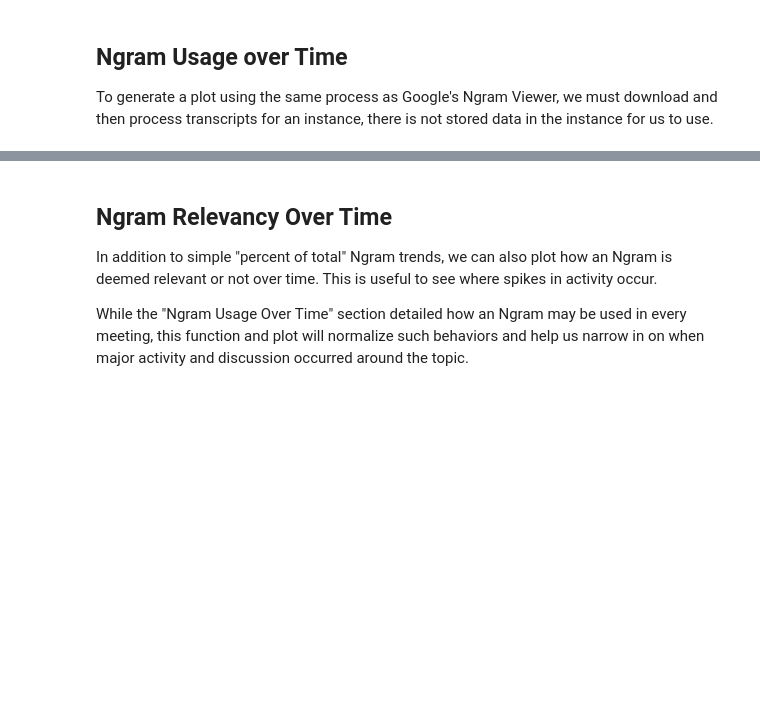
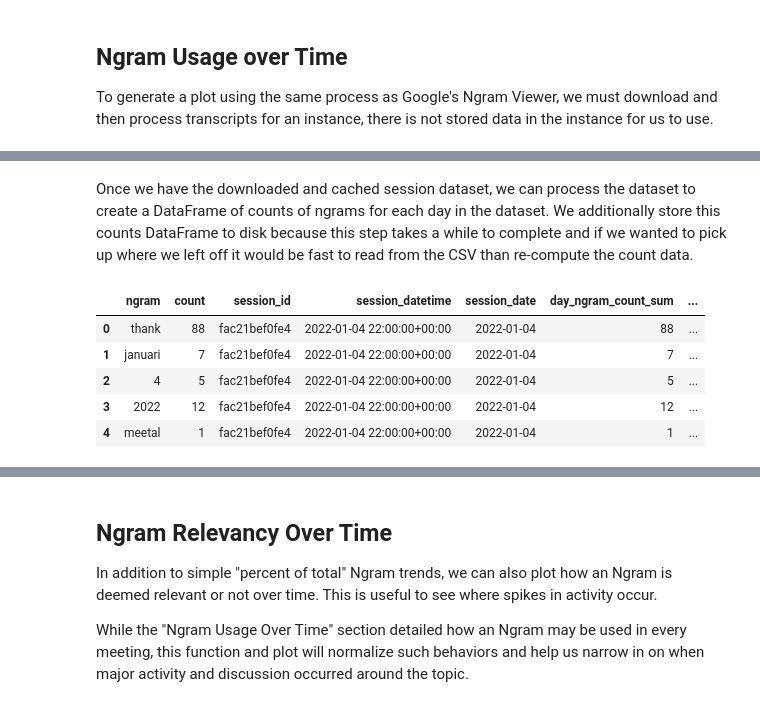
Before and after one commit to CouncilDataProject/cdp-data, a Jupyter notebook: notebooks/plot_keyword_history.ipynb, the cells around one changed output, grey strips where cells are left out. Cells and saved outputs as stored; diff of their text form; code cells hidden in the pictures; blank space fills up the shorter version.

```diff
--- a/notebooks/plot_keyword_history.ipynb
+++ b/notebooks/plot_keyword_history.ipynb
@@ -12,0 +28,13 @@ To generate a plot using the same process as Google's Ngram Viewer, we must down
+# %% [markdown]
+Once we have the downloaded and cached session dataset, we can process the dataset to create a DataFrame of counts of ngrams for each day in the dataset. We additionally store this counts DataFrame to disk because this step takes a while to complete and if we wanted to pick up where we left off it would be fast to read from the CSV than re-compute the count data.
+# %%
+ngram_usage_counts = compute_ngram_usage_history(session_ds)
+ngram_usage_counts.to_csv("keyword_usage.csv", index=False)
+ngram_usage_counts.head()
+# %% [output]
+|  | ngram | count | session_id | session_datetime | session_date | day_ngram_count_sum | ... |
+| 0 | thank | 88 | fac21bef0fe4 | 2022-01-04 22:00:00+00:00 | 2022-01-04 | 88 | ... |
+| 1 | januari | 7 | fac21bef0fe4 | 2022-01-04 22:00:00+00:00 | 2022-01-04 | 7 | ... |
+| 2 | 4 | 5 | fac21bef0fe4 | 2022-01-04 22:00:00+00:00 | 2022-01-04 | 5 | ... |
+| 3 | 2022 | 12 | fac21bef0fe4 | 2022-01-04 22:00:00+00:00 | 2022-01-04 | 12 | ... |
+| 4 | meetal | 1 | fac21bef0fe4 | 2022-01-04 22:00:00+00:00 | 2022-01-04 | 1 | ... |
```
Also changed, not shown: parts of 15 cells of this notebook.
